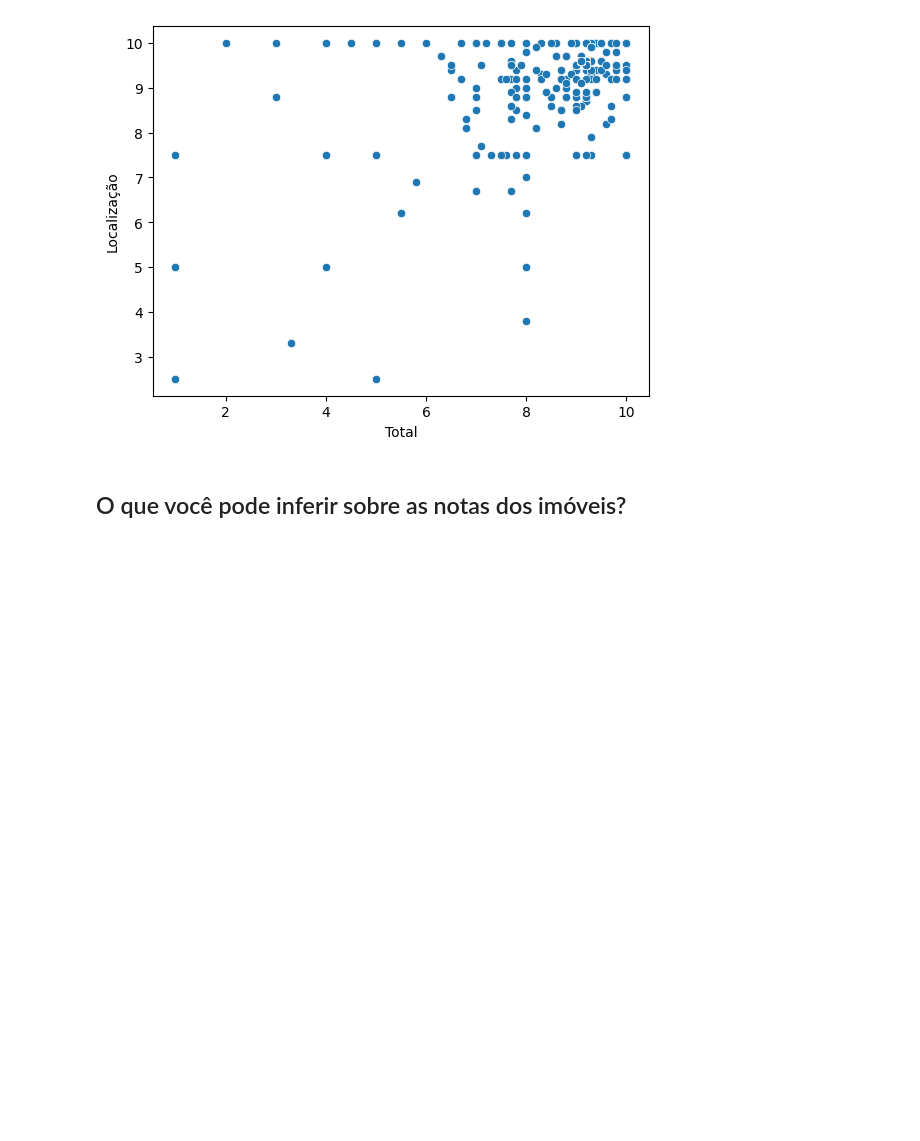
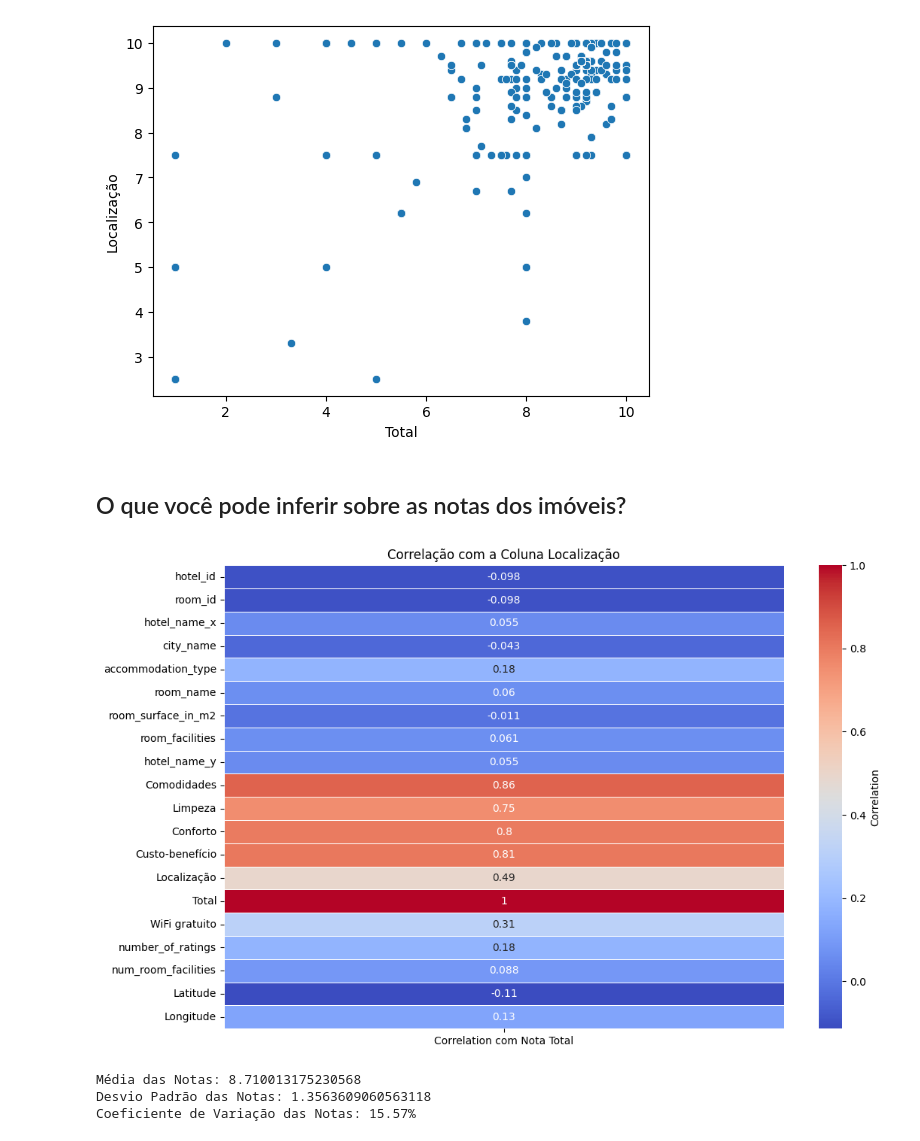
Before and after one commit to JoaoADAP/seazone-data-challenge, a Jupyter notebook: seazone-data-challenge.ipynb, the cells around one changed output. Drawn from its saved outputs; the diff is of its cells as text; code cells hidden in the pictures; blank space fills up the shorter version.

```diff
--- a/seazone-data-challenge.ipynb
+++ b/seazone-data-challenge.ipynb
@@ -318,3 +316,30 @@ plt.show()
 [figure]
 # %% [markdown]
 ## O que você pode inferir sobre as notas dos imóveis?
+# %%
+imoveis_corr['room_facilities'] = pd.Categorical(imoveis['room_facilities']).codes
+# %%
+correlation_nota = imoveis_corr.corrwith(imoveis_corr['Total'])
+
+plt.figure(figsize=(12, 8))
+
+correlation_df = pd.DataFrame({'Correlation com Nota Total': correlation_nota})
+
+sns.heatmap(correlation_df, annot=True, cmap='coolwarm', linewidths=.5, cbar_kws={'label': 'Correlation'})
+plt.title('Correlação com a Coluna Localização')
+plt.show()
+# %% [output]
+[figure, added]
+# %%
+media_nota = imoveis_corr['Total'].mean()
+desvio_nota = imoveis_corr['Total'].std()
+coeficiente_nota = (desvio_padrao_total / media_total) * 100
+
+# Exibe os resultados
+print(f'Média das Notas: {media_nota}')
+print(f'Desvio Padrão das Notas: {desvio_nota}')
+print(f'Coeficiente de Variação das Notas: {coeficiente_nota:.2f}%')
+# %% [output]
+Média das Notas: 8.710013175230568
+Desvio Padrão das Notas: 1.3563609060563118
+Coeficiente de Variação das Notas: 15.57%
```
Also changed, not shown: parts of 11 cells of this notebook.
